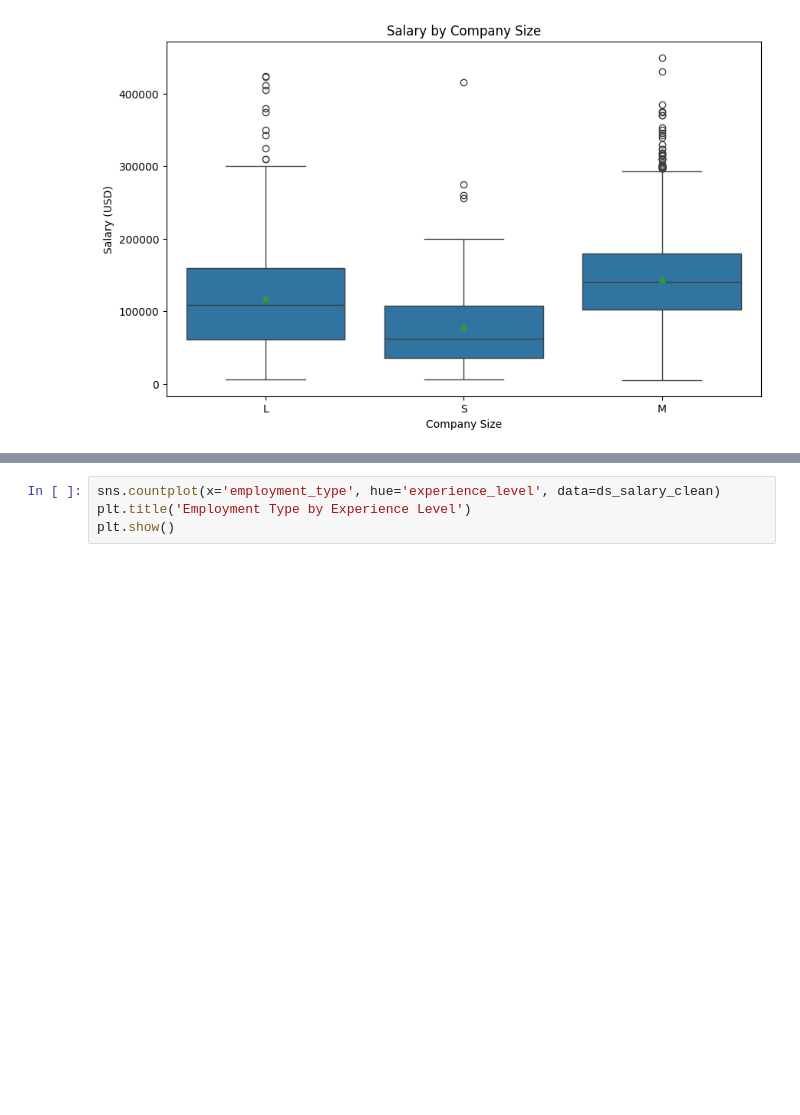
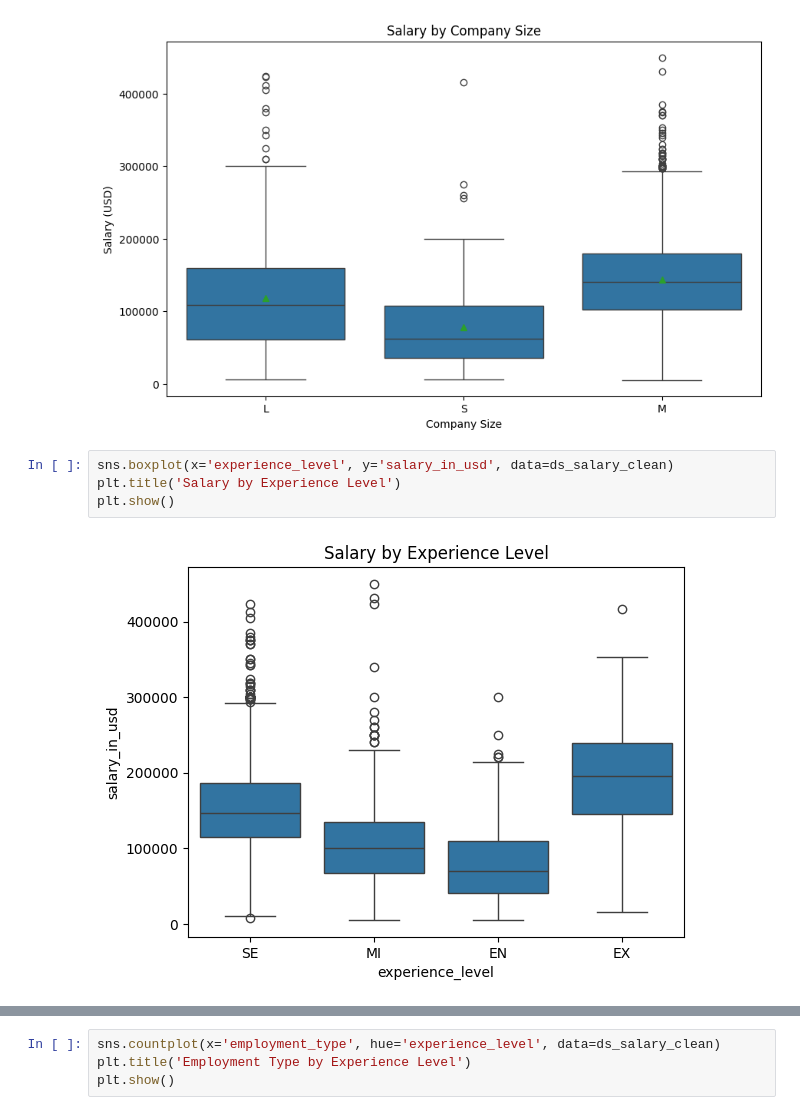
Before and after one commit to Brasprin/CSMODEL, a Jupyter notebook: CSMODEL_Project_S16_Group12.ipynb, the cells around one changed output, grey strips where cells are left out. Cells and saved outputs as stored; diff of their text form; blank space fills up the shorter version.

```diff
--- a/CSMODEL_Project_S16_Group12.ipynb
+++ b/CSMODEL_Project_S16_Group12.ipynb
@@ -355,3 +363,9 @@ plt.title('Salary by Company Size')
 plt.show()
 # %% [output]
 [figure]
+# %%
+sns.boxplot(x='experience_level', y='salary_in_usd', data=ds_salary_clean)
+plt.title('Salary by Experience Level')
+plt.show()
+# %% [output]
+[figure, added]
```
Also changed, not shown: parts of 19 cells of this notebook.
